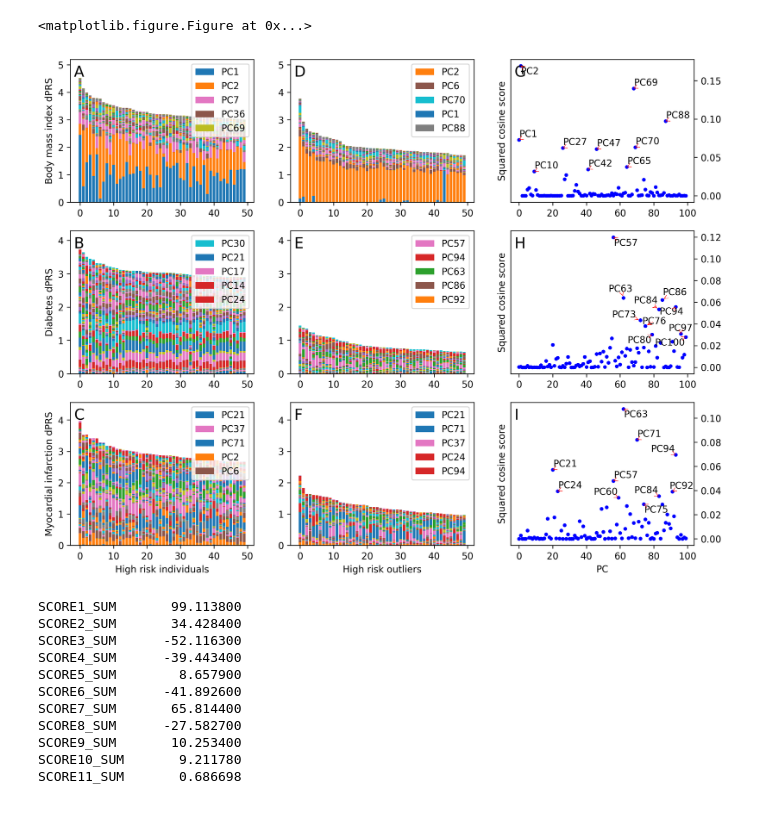
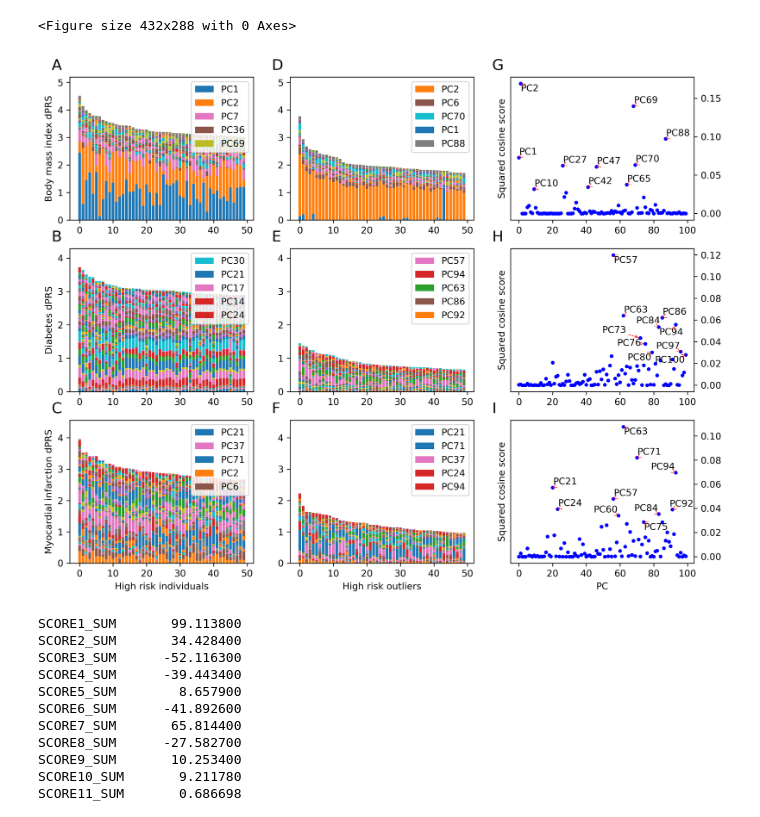
Before and after one commit to rivas-lab/degas-risk, a Jupyter notebook: figures/Figure3-Painting-Risk.ipynb, the cells around one changed output. Cells and saved outputs as stored; diff of their text form; code cells hidden in the pictures.

Commit message:
put labels outside figures

```diff
--- a/figures/Figure3-Painting-Risk.ipynb
+++ b/figures/Figure3-Painting-Risk.ipynb
@@ -9,3 +10,6 @@ from adjustText import adjust_text
+# %%
+# Then, "ALWAYS use sans-serif fonts"
+matplotlib.rcParams['font.family'] = "sans-serif"
 # %%
 dataset='all_beta_center_p001_20190621_500PCs'
 
@@ -16,20 +20,20 @@ phe_codes=['INI21001','HC221','HC326']
 covariate=['age','sex']+['PC'+str(i+1) for i in range(4)]
 
 # load data
-z=np.load('/oak/stanford/groups/mrivas/projects/degas-risk/datasets/all_pop/tsvd/'+dataset+'.npz')
-scores=pd.read_table('/oak/stanford/groups/mrivas/projects/degas-risk/scorefiles/'+dataset+'.sscore',
-                     index_col='#IID')
-phenos=pd.read_table('/oak/stanford/groups/mrivas/ukbb24983/phenotypedata/master_phe/master.phe',
+z=np.load('/oak/stanford/groups/mrivas/projects/degas-risk/datasets/all_pop/tsvd/'+dataset+'.npz', allow_pickle = True)
+scores=pd.read_csv('/oak/stanford/groups/mrivas/projects/degas-risk/scorefiles/'+dataset+'.sscore',
+                     index_col='#IID',sep = "\t")
+phenos=pd.read_csv('/oak/stanford/groups/mrivas/ukbb24983/phenotypedata/master_phe/master.phe',
                      usecols=['IID']+phe_codes+covariate,
                      index_col='IID',
-                     na_values=-9)
+                     na_values=-9, sep = "\t")
 npc=100 # z['D'].shape[0]
 
 # analysis populations
-wbr=set(pd.read_table('/oak/stanford/groups/mrivas/ukbb24983/sqc/population_stratification/'+
-                      'ukb24983_white_british.phe').iloc[:,0].tolist())
-nbw=set(pd.read_table('/oak/stanford/groups/mrivas/ukbb24983/sqc/population_stratification/'+
-                      'ukb24983_non_british_white.phe').iloc[:,0].tolist())
+wbr=set(pd.read_csv('/oak/stanford/groups/mrivas/ukbb24983/sqc/population_stratification_w24983_20190411/'+
+                      'ukb24983_white_british.phe', sep = "\t").iloc[:,0].tolist())
+nbw=set(pd.read_csv('/oak/stanford/groups/mrivas/ukbb24983/sqc/population_stratification_w24983_20190411/'+
+                      'ukb24983_non_british_white.phe', sep = "\t").iloc[:,0].tolist())
 
 # phenotype names
 with open('/oak/stanford/groups/mrivas/users/magu/repos/rivas-lab/ukbb-tools/05_gbe/icdinfo.txt','r') as f:
@@ -43,7 +47,7 @@ code_to_name['HC326'] = 'Myocardial infarction'
 width = 3
 plots = [None for _ in range(width * len(phe_codes))]
 plt.close('all'); plt.clf()
-plt.figure(figsize=(5*width/1.25, 4*len(phe_codes)/1.25), dpi=300)
+fig = plt.figure(figsize=(5*width/1.25, 4*len(phe_codes)/1.25), dpi=300)
 score_pcs=['SCORE{}_SUM'.format(pc+1) for pc in range(npc)]
 profl_pcs=['PROF_PC{}'.format(pc+1) for pc in range(npc)]
 for ix,phe_code in enumerate(phe_codes):
@@ -66,7 +70,7 @@ for ix,phe_code in enumerate(phe_codes):
 
     # do painting
     for pc in range(npc):
-        df[profl_pcs[pc]]=(df[score_pcs[pc]] * weights[pc] * df['SCORE']).clip_lower(0)
+        df[profl_pcs[pc]]=(df[score_pcs[pc]] * weights[pc] * df['SCORE']).clip(lower=0)
     df[profl_pcs] = normalize(df[profl_pcs], norm='l1')
 
     # (A): paint highest risk individuals
@@ -74,7 +78,7 @@ for ix,phe_code in enumerate(phe_codes):
     for pc in range(npc):
         pp=plots[(width*ix)].bar(np.arange(50),
                                  df.iloc[:50,:][profl_pcs[pc]] * df.iloc[:50,:]['SCORE'],
-                                 bottom=df.iloc[:50,:][profl_pcs[:pc]].sum(axis=1) * df.iloc[:50,:]['SCORE']
+                                 bottom=np.array(df.iloc[:50,:][profl_pcs[:pc]].sum(axis=1) * df.iloc[:50,:]['SCORE'])
                                  )
         pc_plots.append(pp)
     # axis labels and such
@@ -93,40 +97,41 @@ for ix,phe_code in enumerate(phe_codes):
     for pc in range(npc):
         pp=plots[(width*ix)+1].bar(np.arange(len(outliers)),
                                    df.loc[outliers,profl_pcs[pc]] * df.loc[outliers,'SCORE'],
-                                   bottom=df.loc[outliers,profl_pcs[:pc]].sum(axis=1) * df.loc[outliers,'SCORE']
+                bottom=np.array(df.loc[outliers,profl_pcs[:pc]].sum(axis=1) * df.loc[outliers,'SCORE'])
                                    )
         pc_plots.append(pp)
     # axis labels and such
     plots[(width*ix)+1].set_ylim(0, 1.15*df['SCORE'].max())
     top5pc=np.argsort(df.loc[outliers,'SCORE'].dot(df.loc[outliers,profl_pcs])[:npc])[-5:][::-1]
     plots[(width*ix)+1].legend([pc_plots[i] for i in top5pc], ['PC'+str(i+1) for i in top5pc])
 
     # (C): plot phenotype cosine score
     plots[(width*ix)+2].plot(np.arange(npc), weights**2/np.sum(weights**2), 'b.')
     plots[(width*ix)+2].set_ylabel('Squared cosine score')
     # add figure label, then label to PCs
-    plots[(width*ix)+2].text(0.02, 0.88, chr((ix%len(phe_codes))+65+2*len(phe_codes)),
+    plots[(width*ix)+2].text(-.1, 1.05, chr((ix%len(phe_codes))+65+2*len(phe_codes)),
                              fontsize=16, transform=plots[(width*ix)+2].transAxes)
     adjust_text([plots[(width*ix)+2].text(pc,(weights**2/np.sum(weights**2))[pc],'PC{}'.format(pc+1))
                        for pc in np.argsort(weights**2)[-10:]],
                 arrowprops=dict(arrowstyle="->", color='r', lw=0.5))
     plots[(width*ix)+2].yaxis.tick_right()
 
     # add x axis labels to bottom
     if ix == len(phe_codes)-1:
         plots[(width*ix)+2].set_xlabel('PC')
         plots[(width*ix)+1].set_xlabel('High risk outliers')
         plots[(width*ix)].set_xlabel('High risk {}'.format('individuals' if is_bin else 'individuals'))
 
     # and figure labels to this round of plots
     for ix2 in range(width-1):
-        plots[(width*ix)+ix2].text(0.02, 0.88, chr((ix%len(phe_codes))+65+ix2*len(phe_codes)),
+        plots[(width*ix)+ix2].text(-.1, 1.05, chr((ix%len(phe_codes))+65+ix2*len(phe_codes)),
                                    fontsize=16, transform=plots[(width*ix)+ix2].transAxes)
 
 plt.show()
+fig.savefig("fig3.pdf", bbox_inches='tight')
 # %% [output]
-<matplotlib.figure.Figure at 0x...>
+<Figure size 432x288 with 0 Axes>
-[figure, old version]
+[figure, new version]
 # %%
 df[score_pcs].median()
 # %% [output]
```
Also changed, not shown: parts of 1 cell of this notebook, 6 other files.
